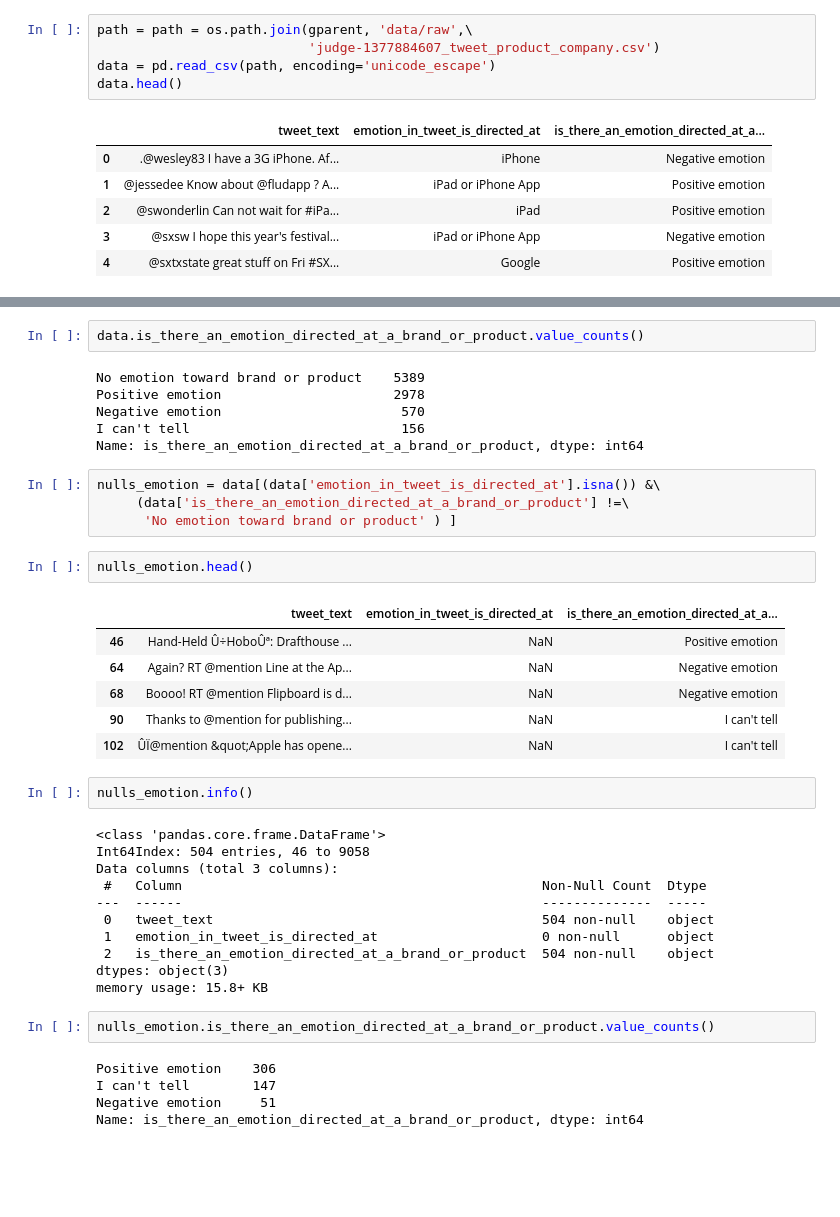
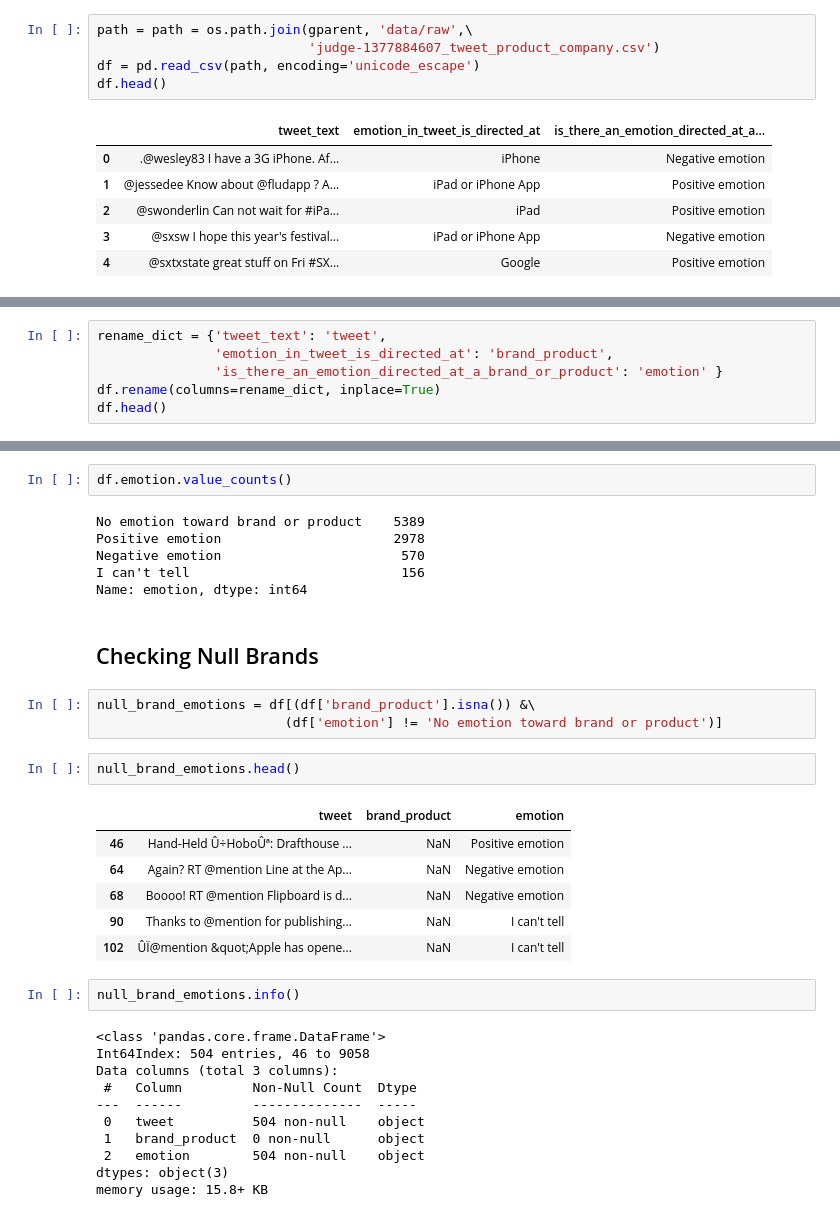
Before and after one commit to jeffreyhwatson/nlp_sentiment_project, a Jupyter notebook: notebooks/exploratory/base_data.ipynb, the cells around one changed output, grey strips where cells are left out. Cells and saved outputs as stored; diff of their text form; blank space fills up the shorter version.

```diff
--- a/notebooks/exploratory/base_data.ipynb
+++ b/notebooks/exploratory/base_data.ipynb
@@ -29,8 +49,8 @@ sns.set_palette(palette='Blues_r')
 # %%
 path = path = os.path.join(gparent, 'data/raw',\
                            'judge-1377884607_tweet_product_company.csv')
-data = pd.read_csv(path, encoding='unicode_escape')
-data.head()
+df = pd.read_csv(path, encoding='unicode_escape')
+df.head()
 # %% [output]
 |  | tweet_text | emotion_in_tweet_is_directed_at | is_there_an_emotion_directed_at_a... |
 | 0 | .@wesley83 I have a 3G iPhone. Af... | iPhone | Negative emotion |
@@ -53,0 +77,6 @@ memory usage: 213.2+ KB
+# %%
+rename_dict = {'tweet_text': 'tweet',
+               'emotion_in_tweet_is_directed_at': 'brand_product',
+               'is_there_an_emotion_directed_at_a_brand_or_product': 'emotion' }
+df.rename(columns=rename_dict, inplace=True)
+df.head()
@@ -82,16 +130,17 @@ array(['Negative emotion', 'Positive emotion',
 # %%
-data.is_there_an_emotion_directed_at_a_brand_or_product.value_counts()
+df.emotion.value_counts()
 # %% [output]
 No emotion toward brand or product    5389
 Positive emotion                      2978
 Negative emotion                       570
 I can't tell                           156
-Name: is_there_an_emotion_directed_at_a_brand_or_product, dtype: int64
+Name: emotion, dtype: int64
-# %%
-nulls_emotion = data[(data['emotion_in_tweet_is_directed_at'].isna()) &\
-     (data['is_there_an_emotion_directed_at_a_brand_or_product'] !=\
-      'No emotion toward brand or product' ) ]
+# %% [markdown]
+## Checking Null Brands
+# %%
+null_brand_emotions = df[(df['brand_product'].isna()) &\
+                        (df['emotion'] != 'No emotion toward brand or product')]
 # %%
-nulls_emotion.head()
+null_brand_emotions.head()
 # %% [output]
-|  | tweet_text | emotion_in_tweet_is_directed_at | is_there_an_emotion_directed_at_a... |
+|  | tweet | brand_product | emotion |
@@ -103,20 +152,13 @@ nulls_emotion.head()
 # %%
-nulls_emotion.info()
+null_brand_emotions.info()
 # %% [output]
 <class 'pandas.core.frame.DataFrame'>
 Int64Index: 504 entries, 46 to 9058
 Data columns (total 3 columns):
- #   Column                                              Non-Null Count  Dtype
----  ------                                              --------------  -----
- 0   tweet_text                                          504 non-null    object
- 1   emotion_in_tweet_is_directed_at                     0 non-null      object
- 2   is_there_an_emotion_directed_at_a_brand_or_product  504 non-null    object
+ #   Column         Non-Null Count  Dtype
+---  ------         --------------  -----
+ 0   tweet          504 non-null    object
+ 1   brand_product  0 non-null      object
+ 2   emotion        504 non-null    object
 dtypes: object(3)
 memory usage: 15.8+ KB
-# %%
-nulls_emotion.is_there_an_emotion_directed_at_a_brand_or_product.value_counts()
-# %% [output]
-Positive emotion    306
-I can't tell        147
-Negative emotion     51
-Name: is_there_an_emotion_directed_at_a_brand_or_product, dtype: int64
```
Also changed, not shown: parts of 36 cells of this notebook, 3 other files.
